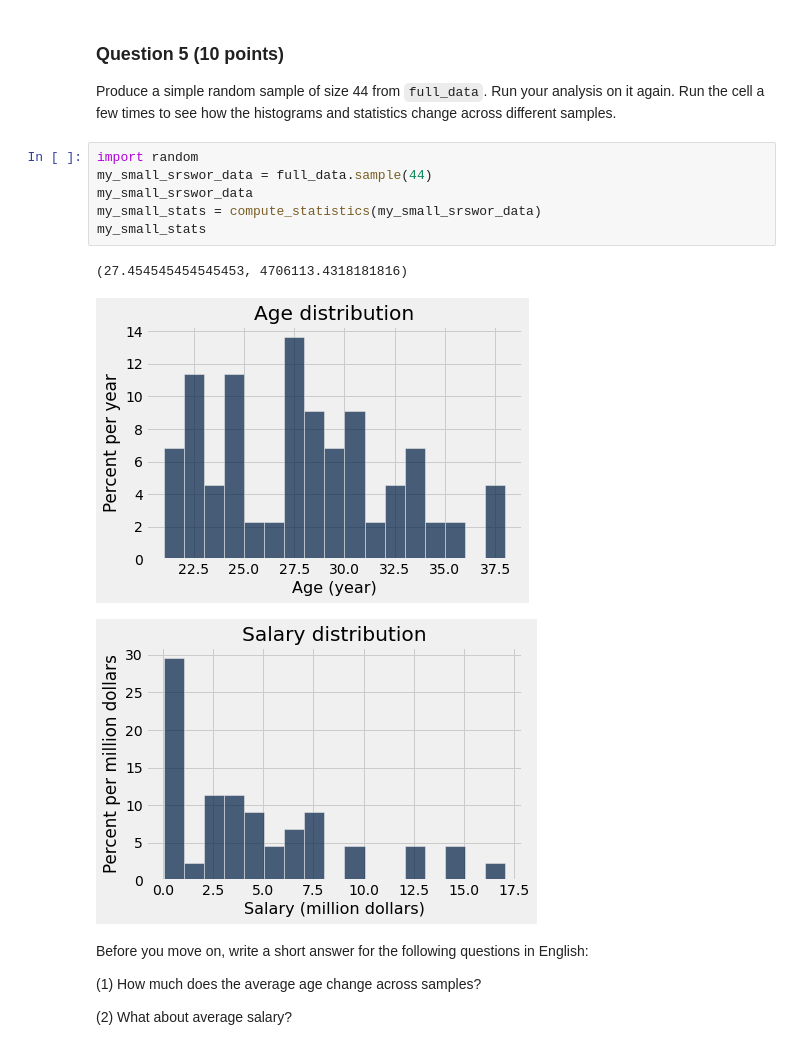
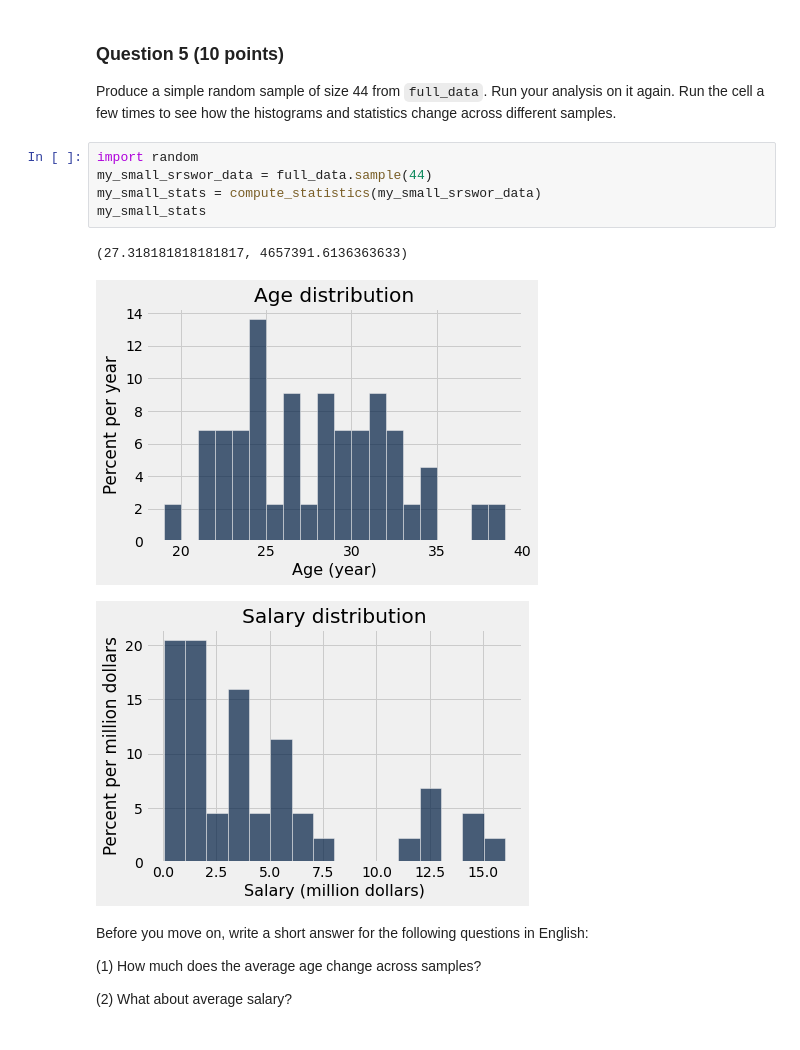
Before and after one commit to Revanthch/INFO-5502, a Jupyter notebook: lab_assignment_07_3.ipynb, the cells around one changed output. Saved outputs shown, nothing was run; the diff lists cells and outputs as text.

```diff
--- a/lab_assignment_07_3.ipynb
+++ b/lab_assignment_07_3.ipynb
@@ -283,13 +283,12 @@ Produce a simple random sample of size 44 from `full_data`. Run your analysis on
 # %%
 import random
 my_small_srswor_data = full_data.sample(44)
-my_small_srswor_data
 my_small_stats = compute_statistics(my_small_srswor_data)
 my_small_stats
 # %% [output]
-(27.454545454545453, 4706113.4318181816)
+(27.318181818181817, 4657391.6136363633)
-[figure, old version]
+[figure, new version]
-[figure, old version]
+[figure, new version]
 # %% [markdown]
 Before you move on, write a short answer for the following questions in English:
 
```
